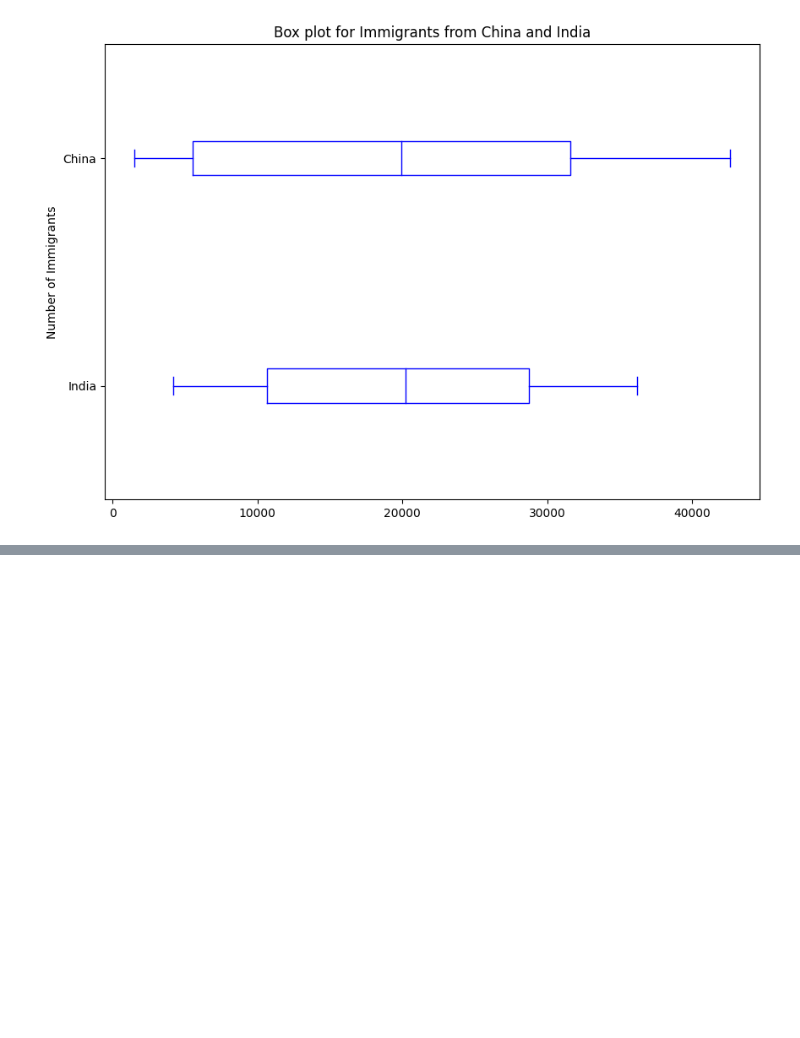
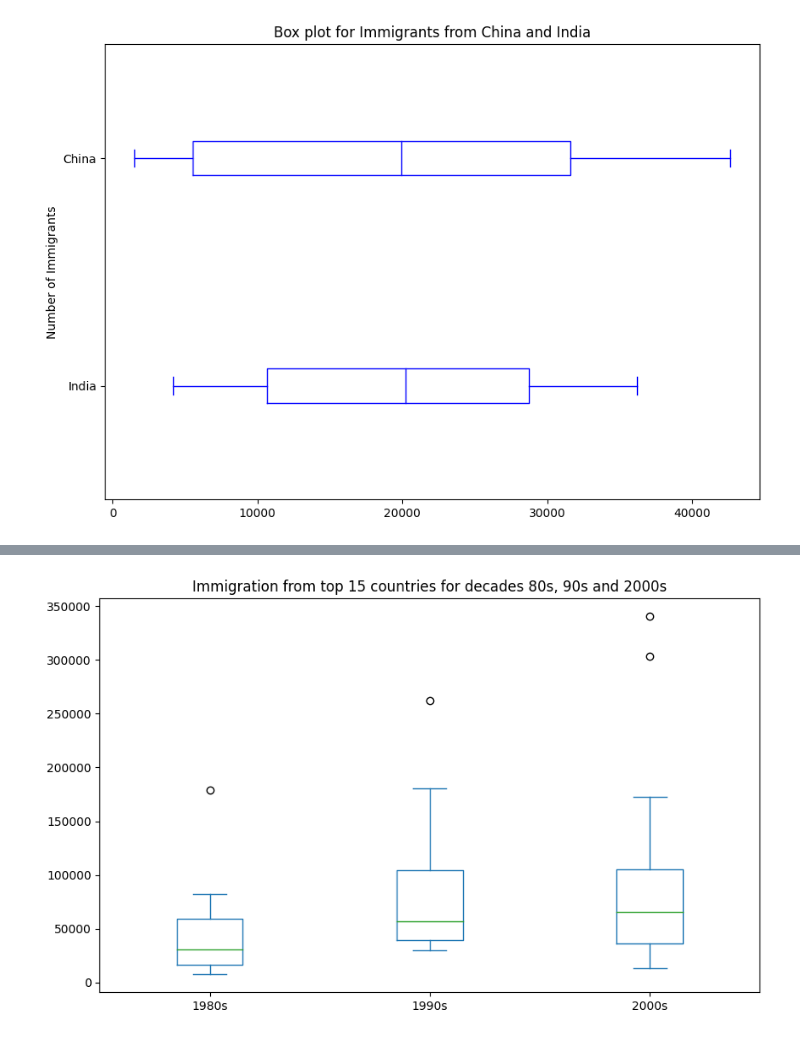
Before and after one commit to Mohwit/Data-Visualization, a Jupyter notebook: PieChart_BoxPlot_ScatterPlot_BubblePlot.ipynb, the cells around one changed output, grey strips where cells are left out. Drawn from its saved outputs; the diff is of its cells as text; code cells hidden in the pictures; blank space fills up the shorter version.

```diff
--- a/PieChart_BoxPlot_ScatterPlot_BubblePlot.ipynb
+++ b/PieChart_BoxPlot_ScatterPlot_BubblePlot.ipynb
@@ -359,0 +405,3 @@ plt.show()
+# %%
+#getting the data set of top 15 countries
+df_top15 = df.sort_values(['Total'], ascending=False, axis=0).head(15)
@@ -359,0 +430,10 @@ plt.show()
+# %%
+#creating list of years for each decade
+dec_80s = list(range(1980, 1990))
+dec_90s = list(range(1990, 2000))
+dec_00s = list(range(2000, 2010))
+# %%
+#creating data frame for each decade
+df_80s = df_top15.loc[:, dec_80s].sum(axis=1)
+df_90s = df_top15.loc[:, dec_90s].sum(axis=1)
+df_00s = df_top15.loc[:, dec_00s].sum(axis=1)
@@ -359,0 +451,6 @@ plt.show()
+# %%
+#merging the 80, 90s, and 00s data frame to create a new data frame
+new_df = pd.DataFrame({'1980s':df_80s, '1990s':df_90s, '2000s':df_00s})
+
+#viewing new dataframe
+new_df.head()
@@ -359,0 +478,11 @@ plt.show()
+# %%
+#box plotting for new data frame
+new_df.plot(
+    kind='box',
+    figsize=(10,6)
+)
+
+plt.title('Immigration from top 15 countries for decades 80s, 90s and 2000s')
+plt.show()
+# %% [output]
+[figure, added]
```
Also changed, not shown: parts of 8 cells of this notebook.
